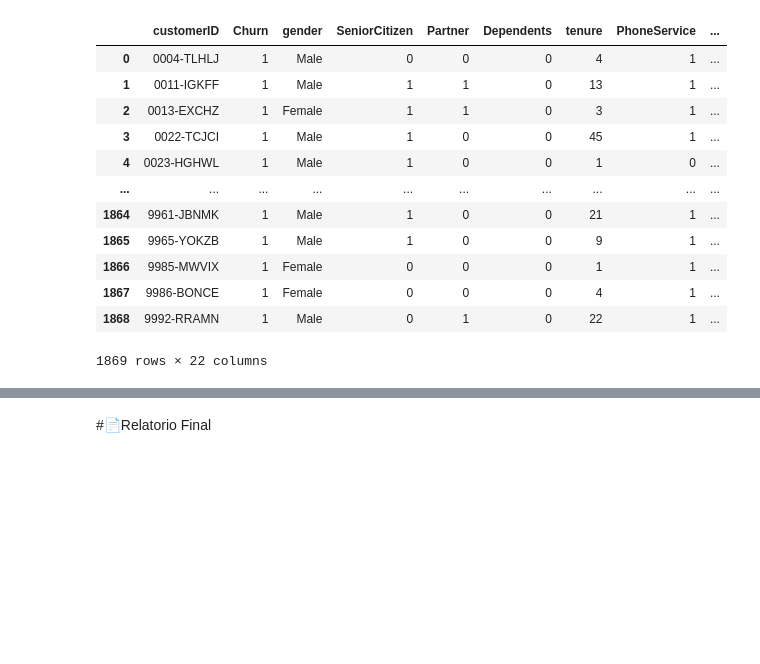
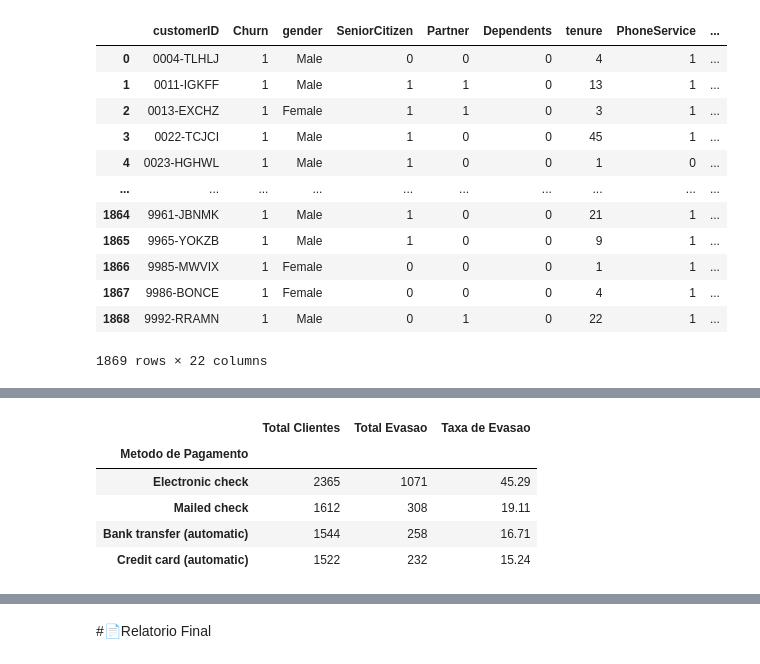
Before and after one commit to AntonioBMesquita/Challenge-Telecomx, a Jupyter notebook: TelecomX_BR.ipynb, the cells around one changed output, grey strips where cells are left out. Drawn from its saved outputs; the diff is of its cells as text; code cells hidden in the pictures; blank space fills up the shorter version.

```diff
--- a/TelecomX_BR.ipynb
+++ b/TelecomX_BR.ipynb
@@ -345,0 +528,20 @@ media_gastos
+# %%
+total_metodo_pagamento = dados_normalizados['PaymentMethod'].value_counts()
+evasao_metodo_pagamento = dados_evasao['PaymentMethod'].value_counts()
+
+dados_metodo_pagamento = pd.DataFrame({
+    'Total Clientes': total_metodo_pagamento,
+    'Total Evasao': evasao_metodo_pagamento
+})
+dados_metodo_pagamento.index.name = 'Metodo de Pagamento'
+dados_metodo_pagamento['Taxa de Evasao'] = (
+    dados_metodo_pagamento['Total Evasao'] / dados_metodo_pagamento['Total Clientes'] * 100
+).round(2)
+dados_metodo_pagamento
+# %% [output]
+|  | Total Clientes | Total Evasao | Taxa de Evasao |
+| Metodo de Pagamento |  |  |  |
+| Electronic check | 2365 | 1071 | 45.29 |
+| Mailed check | 1612 | 308 | 19.11 |
+| Bank transfer (automatic) | 1544 | 258 | 16.71 |
+| Credit card (automatic) | 1522 | 232 | 15.24 |
```
Also changed, not shown: parts of 17 cells of this notebook.
